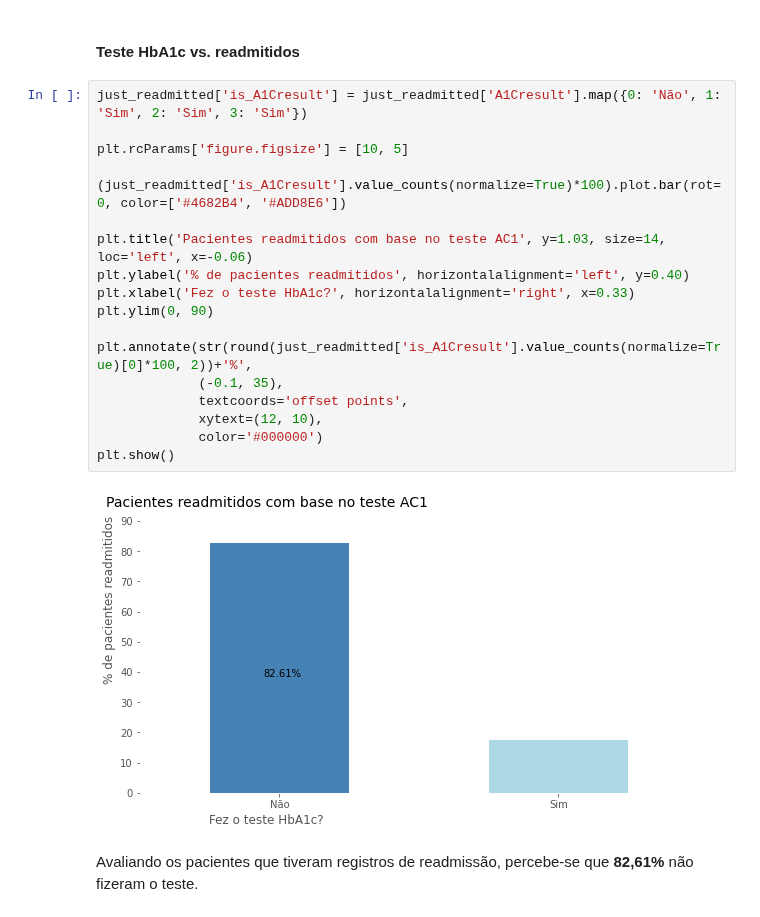
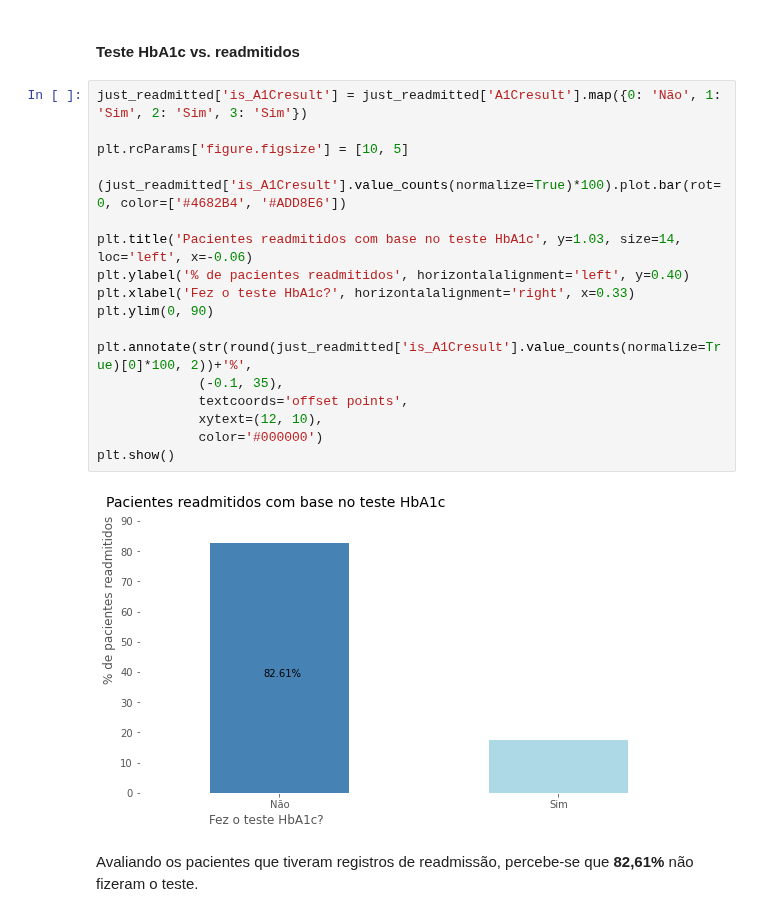
Before and after one commit to LilianeAquino/aed_projeto_3, a Jupyter notebook: template.ipynb, the cells around one changed output. Saved outputs shown, nothing was run; the diff lists cells and outputs as text.

```diff
--- a/template.ipynb
+++ b/template.ipynb
@@ -680,23 +680,23 @@ O gráfico acima nos mostra que **94,73%** dos pacientes readmitos não realizar
 # %%
 just_readmitted['is_A1Cresult'] = just_readmitted['A1Cresult'].map({0: 'Não', 1: 'Sim', 2: 'Sim', 3: 'Sim'})
 
 plt.rcParams['figure.figsize'] = [10, 5]
 
 (just_readmitted['is_A1Cresult'].value_counts(normalize=True)*100).plot.bar(rot=0, color=['#4682B4', '#ADD8E6'])
 
-plt.title('Pacientes readmitidos com base no teste AC1', y=1.03, size=14, loc='left', x=-0.06)
+plt.title('Pacientes readmitidos com base no teste HbA1c', y=1.03, size=14, loc='left', x=-0.06)
 plt.ylabel('% de pacientes readmitidos', horizontalalignment='left', y=0.40)
 plt.xlabel('Fez o teste HbA1c?', horizontalalignment='right', x=0.33)
 plt.ylim(0, 90)
 
 plt.annotate(str(round(just_readmitted['is_A1Cresult'].value_counts(normalize=True)[0]*100, 2))+'%',
              (-0.1, 35),
              textcoords='offset points',
              xytext=(12, 10),
              color='#000000')
 plt.show()
 # %% [output]
-[figure, old version]
+[figure, new version]
 # %% [markdown]
 Avaliando os pacientes que tiveram registros de readmissão, percebe-se que  **82,61%** não fizeram o teste.
 # %% [markdown]
```
Also changed, not shown: parts of 27 cells of this notebook.
